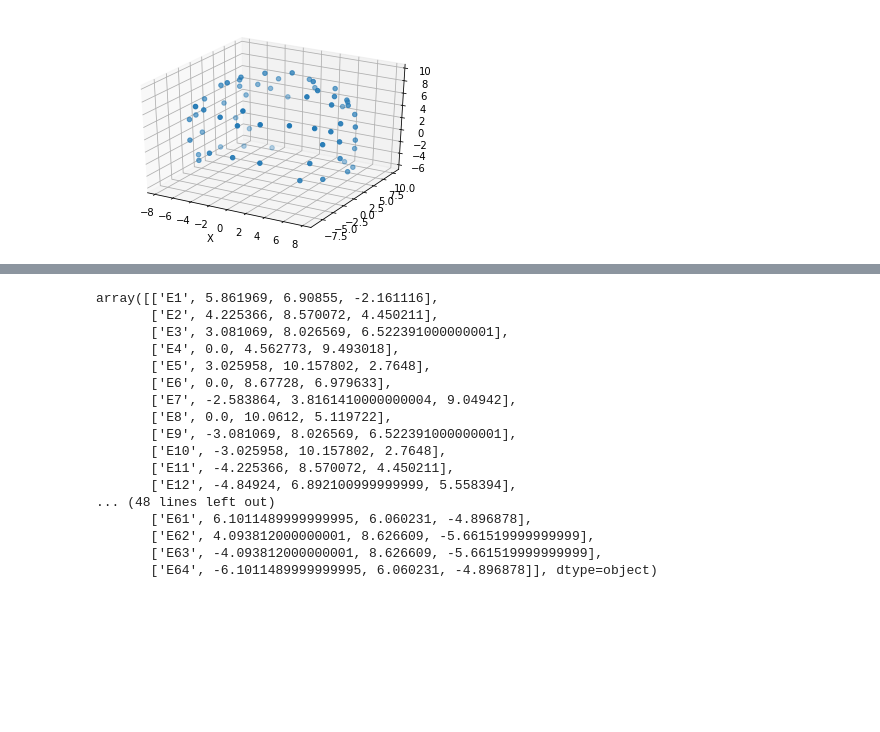
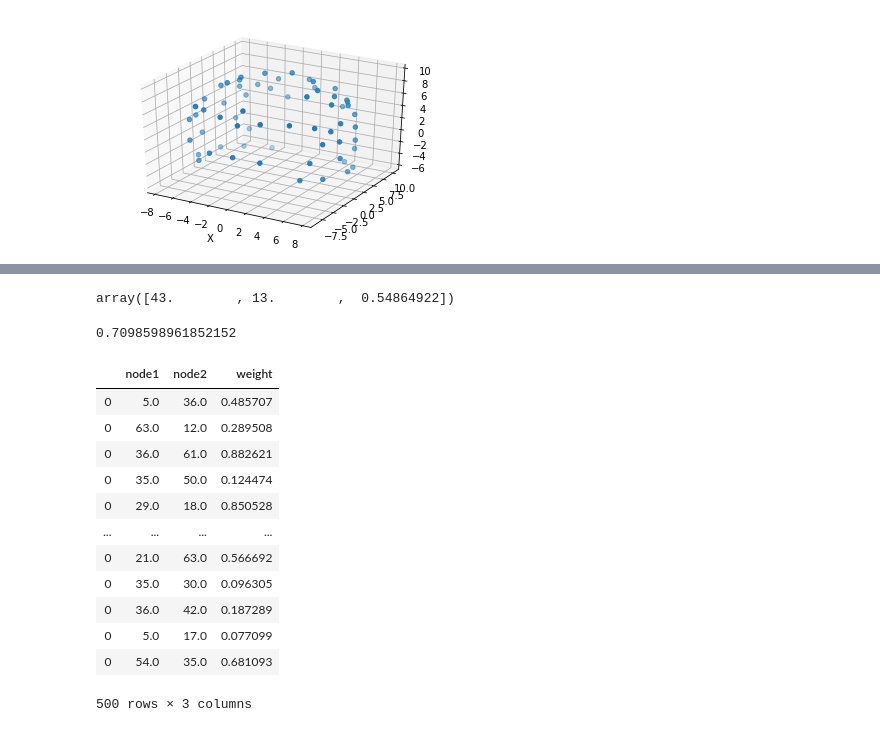
Before and after one commit to braedyn-au/three.js, a Jupyter notebook: EEGNodeLocator.ipynb, the cells around one changed output, grey strips where cells are left out. Cells and saved outputs as stored; diff of their text form; code cells hidden in the pictures; blank space fills up the shorter version.

```diff
--- a/EEGNodeLocator.ipynb
+++ b/EEGNodeLocator.ipynb
@@ -91,20 +97,33 @@ np.savetxt('particlePositions.txt',particlePositions, delimiter = ',')
-# %%
-b
-# %% [output]
-array([['E1', 5.861969, 6.90855, -2.161116],
-       ['E2', 4.225366, 8.570072, 4.450211],
-       ['E3', 3.081069, 8.026569, 6.522391000000001],
-       ['E4', 0.0, 4.562773, 9.493018],
-       ['E5', 3.025958, 10.157802, 2.7648],
-       ['E6', 0.0, 8.67728, 6.979633],
-       ['E7', -2.583864, 3.8161410000000004, 9.04942],
-       ['E8', 0.0, 10.0612, 5.119722],
-       ['E9', -3.081069, 8.026569, 6.522391000000001],
-       ['E10', -3.025958, 10.157802, 2.7648],
-       ['E11', -4.225366, 8.570072, 4.450211],
-       ['E12', -4.84924, 6.892100999999999, 5.558394],
-... (48 lines left out)
-       ['E61', 6.1011489999999995, 6.060231, -4.896878],
-       ['E62', 4.093812000000001, 8.626609, -5.661519999999999],
-       ['E63', -4.093812000000001, 8.626609, -5.661519999999999],
-       ['E64', -6.1011489999999995, 6.060231, -4.896878]], dtype=object)
+# %%
+np.concatenate((np.random.choice(np.arange(64), 2, replace=False), np.asarray([np.random.random()])))
+# %% [output]
+array([43.        , 13.        ,  0.54864922])
+# %%
+np.random.random()
+# %% [output]
+0.7098598961852152
+# %%
+randNetwork = pd.DataFrame(columns =  ['node1', 'node2', 'weight'])
+turn = 0
+while turn < 500:
+    weights = np.concatenate((np.random.choice(np.arange(64), 2, replace=False), np.asarray([np.random.random()])))
+    wpd = pd.DataFrame([weights],columns =  ['node1', 'node2', 'weight'])
+    randNetwork = randNetwork.append(wpd)
+    turn += 1
+randNetwork.to_csv("./randNetwork3.csv")
+# %%
+randNetwork
+# %% [output]
+|  | node1 | node2 | weight |
+| 0 | 5.0 | 36.0 | 0.485707 |
+| 0 | 63.0 | 12.0 | 0.289508 |
+| 0 | 36.0 | 61.0 | 0.882621 |
+| 0 | 35.0 | 50.0 | 0.124474 |
+| 0 | 29.0 | 18.0 | 0.850528 |
+| ... | ... | ... | ... |
+| 0 | 21.0 | 63.0 | 0.566692 |
+| 0 | 35.0 | 30.0 | 0.096305 |
+| 0 | 36.0 | 42.0 | 0.187289 |
+| 0 | 5.0 | 17.0 | 0.077099 |
+| 0 | 54.0 | 35.0 | 0.681093 |
+500 rows × 3 columns
```
Also changed, not shown: parts of 10 cells of this notebook, 12 other files.
